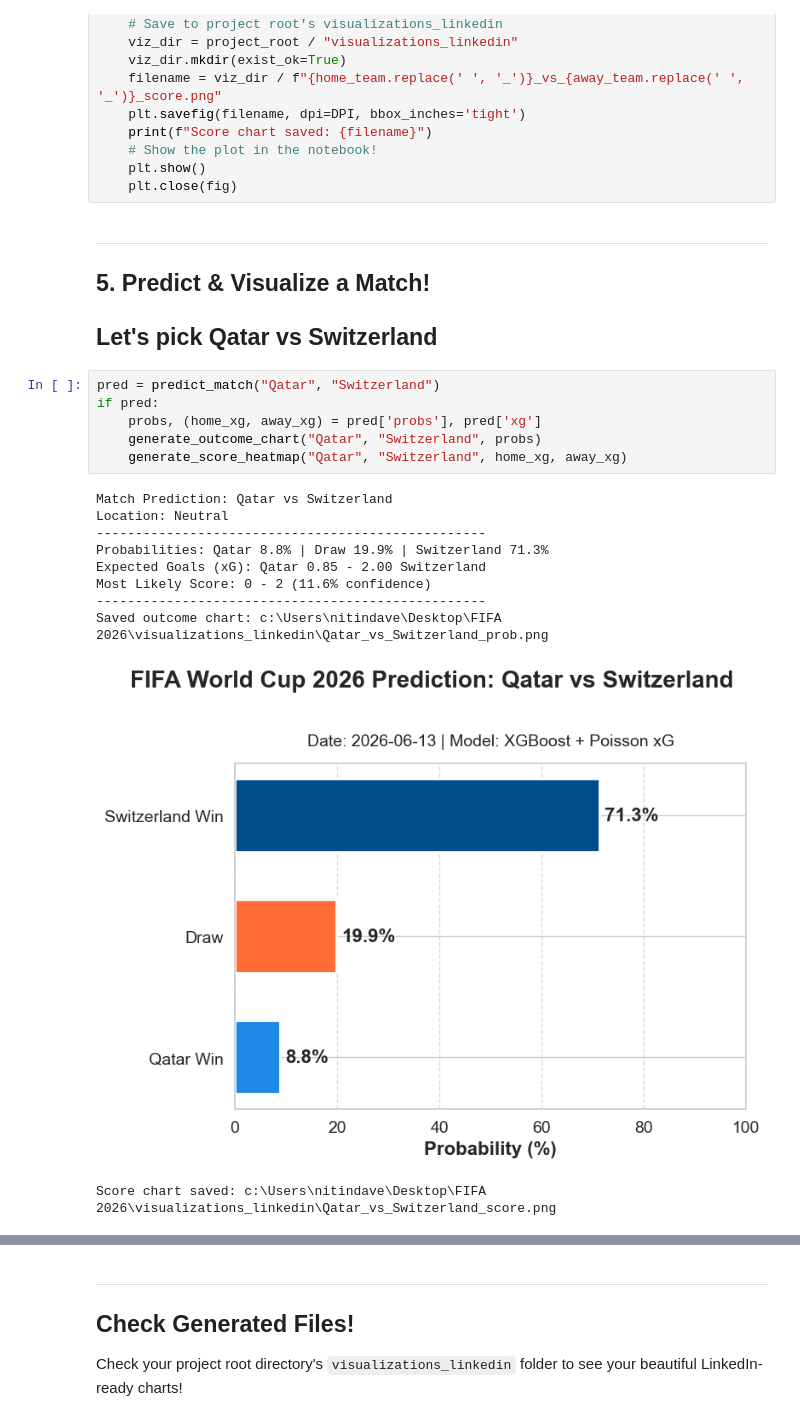
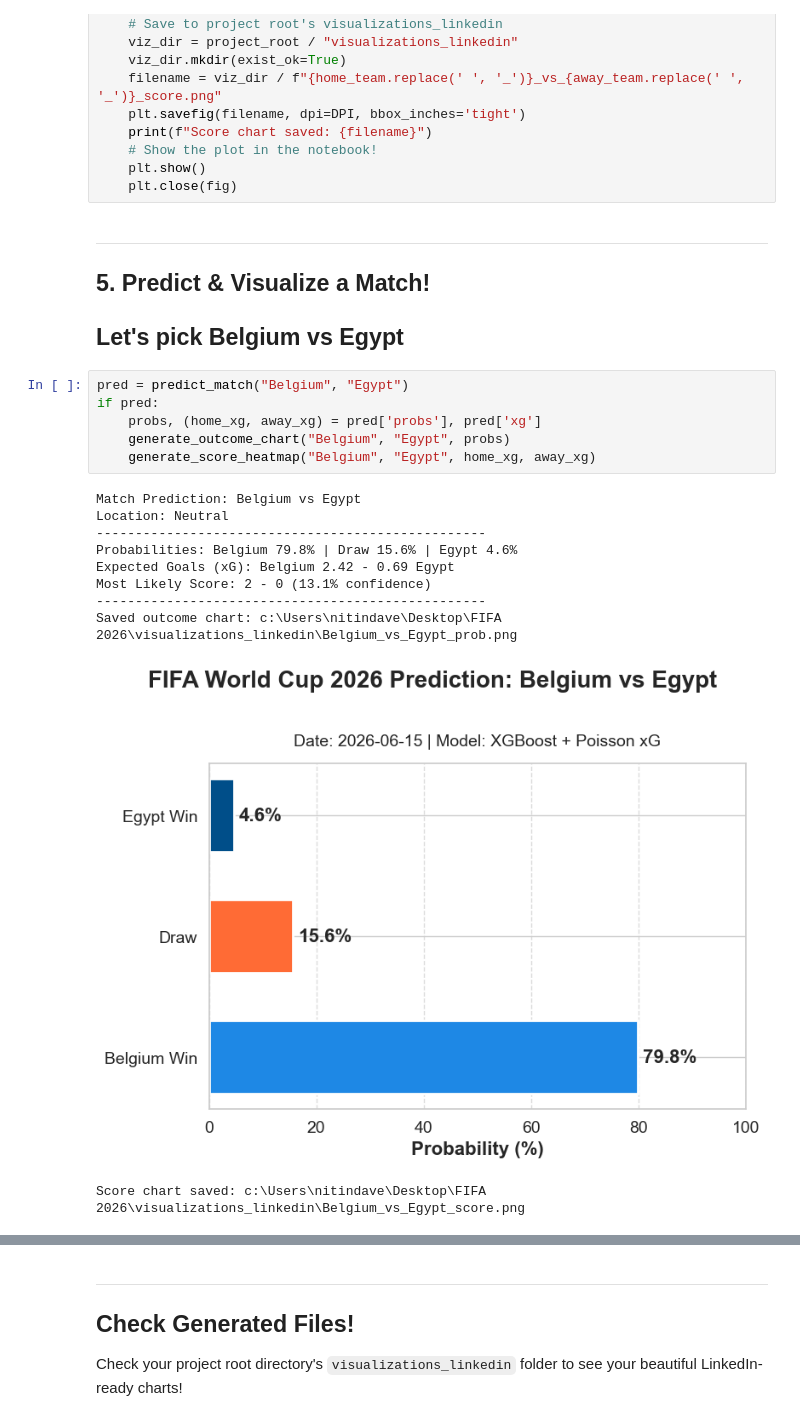
Before and after one commit to nitindavegit/FIFA-2026-Predictions, a Jupyter notebook: notebooks/04_LinkedIn_Presentation.ipynb, the cells around one changed output, grey strips where cells are left out. Saved outputs shown, nothing was run; the diff lists cells and outputs as text.

```diff
--- a/notebooks/04_LinkedIn_Presentation.ipynb
+++ b/notebooks/04_LinkedIn_Presentation.ipynb
@@ -171,21 +172,21 @@ def generate_score_heatmap(home_team, away_team, home_xg, away_xg, date_str="202
 ---
 ## 5. Predict & Visualize a Match!
 
-## Let's pick Qatar vs Switzerland
+## Let's pick Belgium vs Egypt
 # %%
-pred = predict_match("Qatar", "Switzerland")
+pred = predict_match("Belgium", "Egypt")
 if pred:
     probs, (home_xg, away_xg) = pred['probs'], pred['xg']
-    generate_outcome_chart("Qatar", "Switzerland", probs)
-    generate_score_heatmap("Qatar", "Switzerland", home_xg, away_xg)
+    generate_outcome_chart("Belgium", "Egypt", probs)
+    generate_score_heatmap("Belgium", "Egypt", home_xg, away_xg)
 # %% [output]
-Match Prediction: Qatar vs Switzerland
+Match Prediction: Belgium vs Egypt
 Location: Neutral
 --------------------------------------------------
-Probabilities: Qatar 8.8% | Draw 19.9% | Switzerland 71.3%
-Expected Goals (xG): Qatar 0.85 - 2.00 Switzerland
-Most Likely Score: 0 - 2 (11.6% confidence)
+Probabilities: Belgium 79.8% | Draw 15.6% | Egypt 4.6%
+Expected Goals (xG): Belgium 2.42 - 0.69 Egypt
+Most Likely Score: 2 - 0 (13.1% confidence)
 --------------------------------------------------
-Saved outcome chart: c:\Users\nitindave\Desktop\FIFA 2026\visualizations_linkedin\Qatar_vs_Switzerland_prob.png
+Saved outcome chart: c:\Users\nitindave\Desktop\FIFA 2026\visualizations_linkedin\Belgium_vs_Egypt_prob.png
-[figure, old version]
+[figure, new version]
-Score chart saved: c:\Users\nitindave\Desktop\FIFA 2026\visualizations_linkedin\Qatar_vs_Switzerland_score.png
+Score chart saved: c:\Users\nitindave\Desktop\FIFA 2026\visualizations_linkedin\Belgium_vs_Egypt_score.png
```
Also changed, not shown: parts of 11 cells of this notebook.
